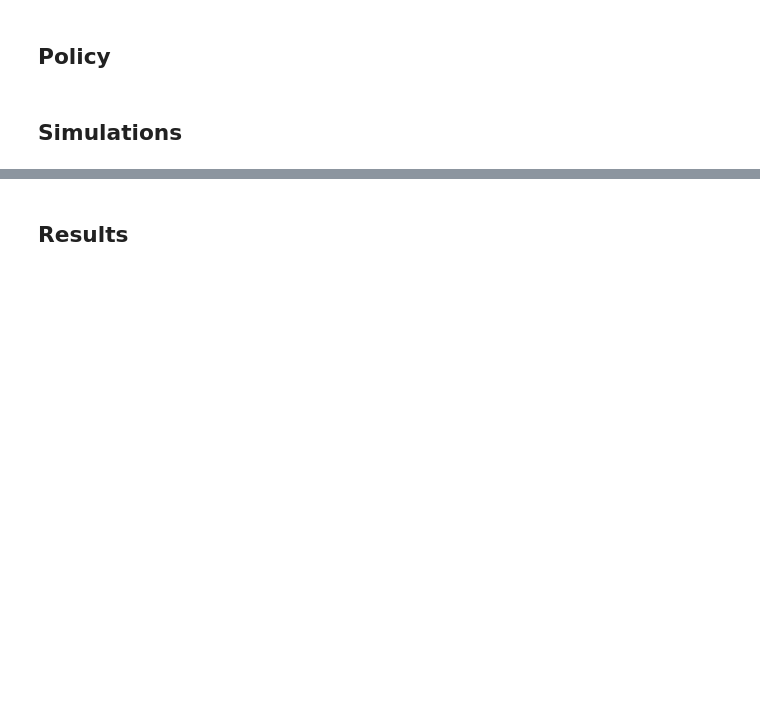
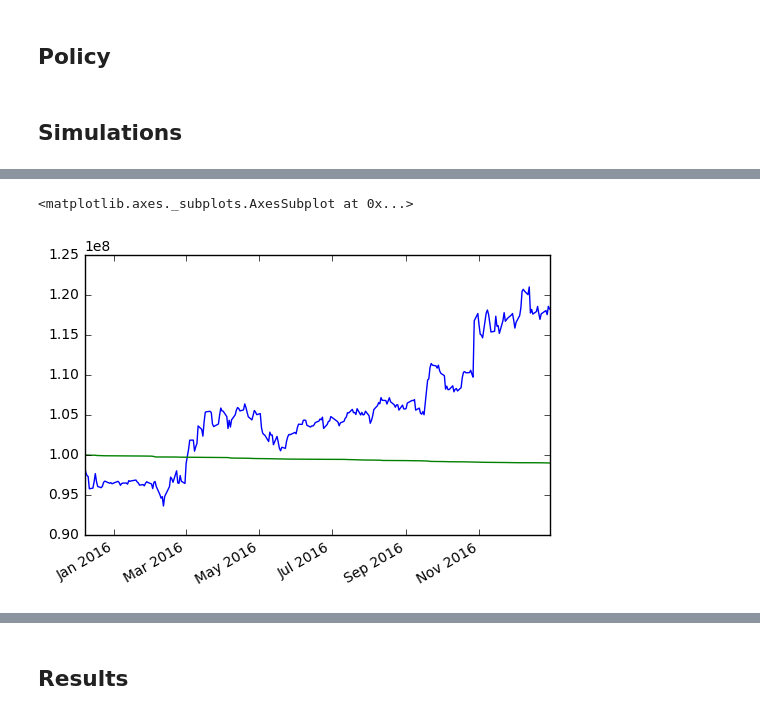
Before and after one commit to cvxgrp/cvxportfolio, a Jupyter notebook: SinglePeriodOpt.ipynb, the cells around one changed output, grey strips where cells are left out. Drawn from its saved outputs; the diff is of its cells as text; code cells hidden in the pictures; blank space fills up the shorter version.

```diff
--- a/SinglePeriodOpt.ipynb
+++ b/SinglePeriodOpt.ipynb
@@ -66,0 +72,6 @@ ValueError: cannot set a row with mismatched columns
+# %%
+res.v.plot()
+(res.initial_val-res.simulator_TcostModel.sum(1).cumsum()).plot()
+# %% [output]
+<matplotlib.axes._subplots.AxesSubplot at 0x...>
+[figure, added]
```
Also changed, not shown: parts of 8 cells of this notebook, 8 other files.
